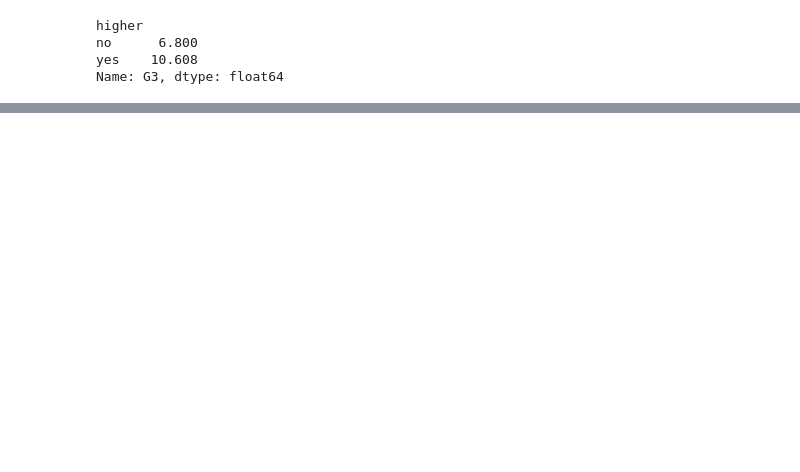
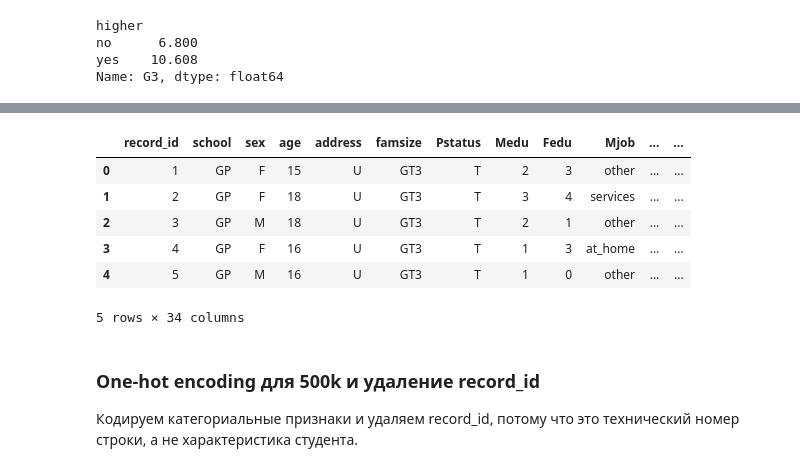
Before and after one commit to SladkyuLesha/student-performance-model, a Jupyter notebook: notebooks/01_data_overviwe.ipynb, the cells around one changed output, grey strips where cells are left out. Cells and saved outputs as stored; diff of their text form; code cells hidden in the pictures; blank space fills up the shorter version.

```diff
--- a/notebooks/01_data_overviwe.ipynb
+++ b/notebooks/01_data_overviwe.ipynb
@@ -197,0 +450,16 @@ from sklearn.metrics import mean_absolute_error, mean_squared_error, r2_score
+# %%
+DATA_PATH = Path("../data/raw/student_data_500k.csv")
+df_500 = pd.read_csv(DATA_PATH)
+df_500.head()
+# %% [output]
+|  | record_id | school | sex | age | address | famsize | Pstatus | Medu | Fedu | Mjob | ... | ... |
+| 0 | 1 | GP | F | 15 | U | GT3 | T | 2 | 3 | other | ... | ... |
+| 1 | 2 | GP | F | 18 | U | GT3 | T | 3 | 4 | services | ... | ... |
+| 2 | 3 | GP | M | 18 | U | GT3 | T | 2 | 1 | other | ... | ... |
+| 3 | 4 | GP | F | 16 | U | GT3 | T | 1 | 3 | at_home | ... | ... |
+| 4 | 5 | GP | M | 16 | U | GT3 | T | 1 | 0 | other | ... | ... |
+5 rows × 34 columns
+# %% [markdown]
+### One-hot encoding для 500k и удаление record_id
+
+Кодируем категориальные признаки и удаляем record_id, потому что это технический номер строки, а не характеристика студента.
```
Also changed, not shown: parts of 57 cells of this notebook, 1 other file.
